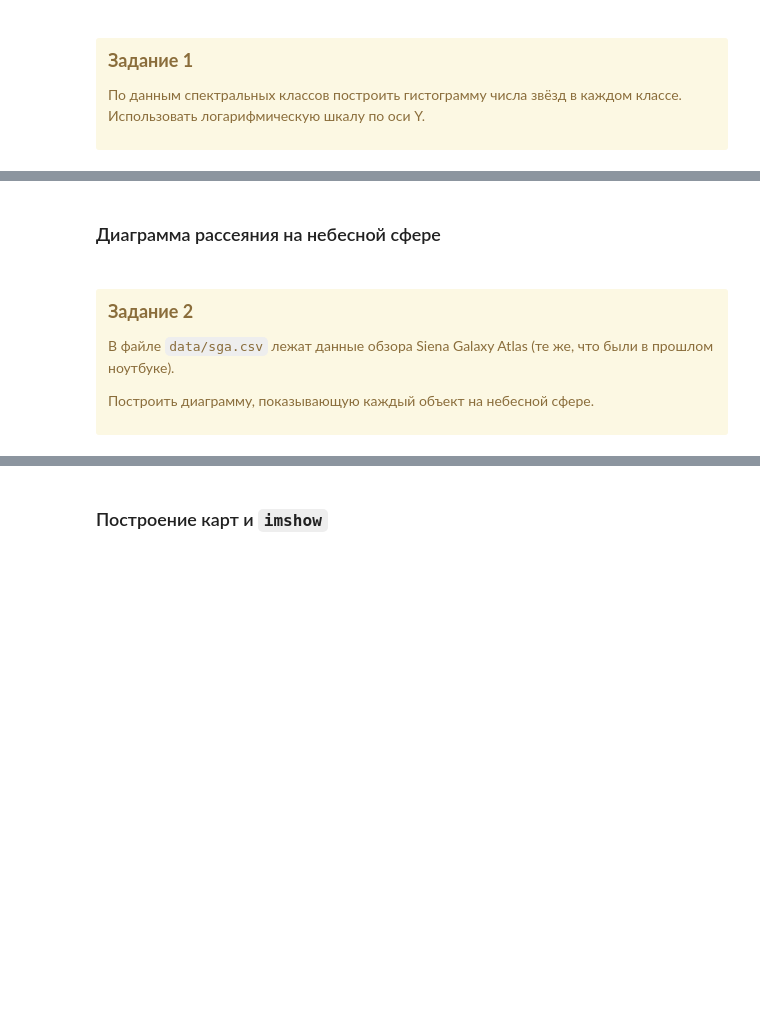
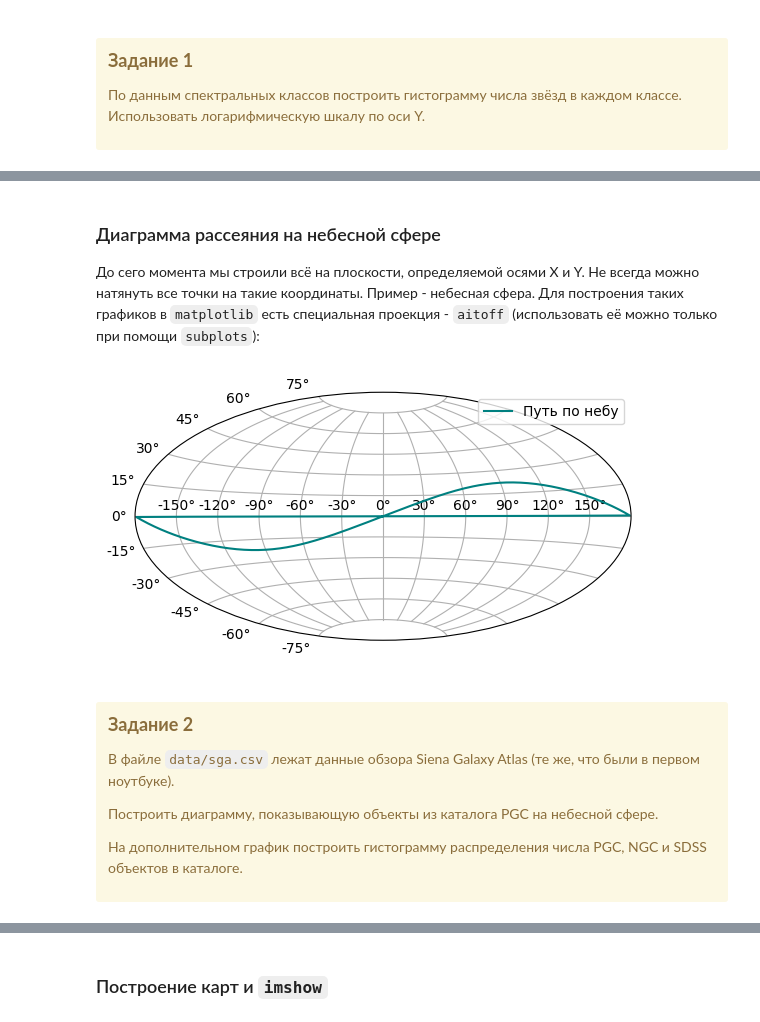
Before and after one commit to Kraysent/apsh-3, a Jupyter notebook: school/02/03_graphs_extended/03_graphs_extended_answerkey.ipynb, the cells around one changed output, grey strips where cells are left out. Cells and saved outputs as stored; diff of their text form; code cells hidden in the pictures; blank space fills up the shorter version.

Commit message:
subplots

```diff
--- a/school/02/03_graphs_extended/03_graphs_extended_answerkey.ipynb
+++ b/school/02/03_graphs_extended/03_graphs_extended_answerkey.ipynb
@@ -138,12 +152,33 @@ plt.show()
 # %% [markdown]
 ### Диаграмма рассеяния на небесной сфере
+
+До сего момента мы строили всё на плоскости, определяемой осями X и Y. Не всегда можно натянуть все точки на такие координаты. Пример - небесная сфера. Для построения таких графиков в `matplotlib` есть специальная проекция - `aitoff` (использовать её можно только при помощи `subplots`):
+# %%
+import numpy as np
+import matplotlib.pyplot as plt
+
+ra = np.linspace(0, 360, 200)
+dec = 22 * np.sin(np.deg2rad(ra))
+
+ra_aitoff = np.deg2rad(np.mod(ra + 180, 360) - 180)
+dec_rad = np.deg2rad(dec)
+
+fig, ax = plt.subplots(subplot_kw={"projection": "aitoff"})
+ax.plot(ra_aitoff, dec_rad, label="Путь по небу", color='teal')
+ax.grid(True)
+ax.legend()
+plt.show()
+# %% [output]
+[figure, added]
 # %% [markdown]
 <div class="alert alert-block alert-warning" style="margin-top: 20px">
 
 <font size=4>**Задание 2**</font>
 
-В файле `data/sga.csv` лежат данные обзора Siena Galaxy Atlas (те же, что были в прошлом ноутбуке).
+В файле `data/sga.csv` лежат данные обзора Siena Galaxy Atlas (те же, что были в первом ноутбуке).
 
-Построить диаграмму, показывающую каждый объект на небесной сфере.
+Построить диаграмму, показывающую объекты из каталога PGC на небесной сфере.
+
+На дополнительном график построить гистограмму распределения числа PGC, NGC и SDSS объектов в каталоге.
 
 </div>
```
Also changed, not shown: parts of 3 cells of this notebook.
